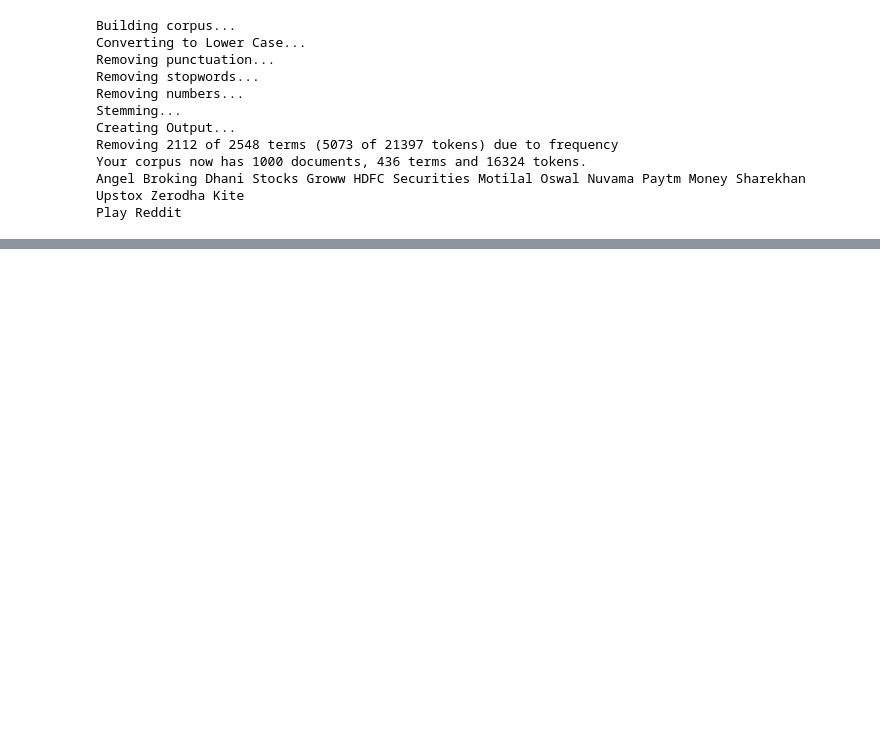
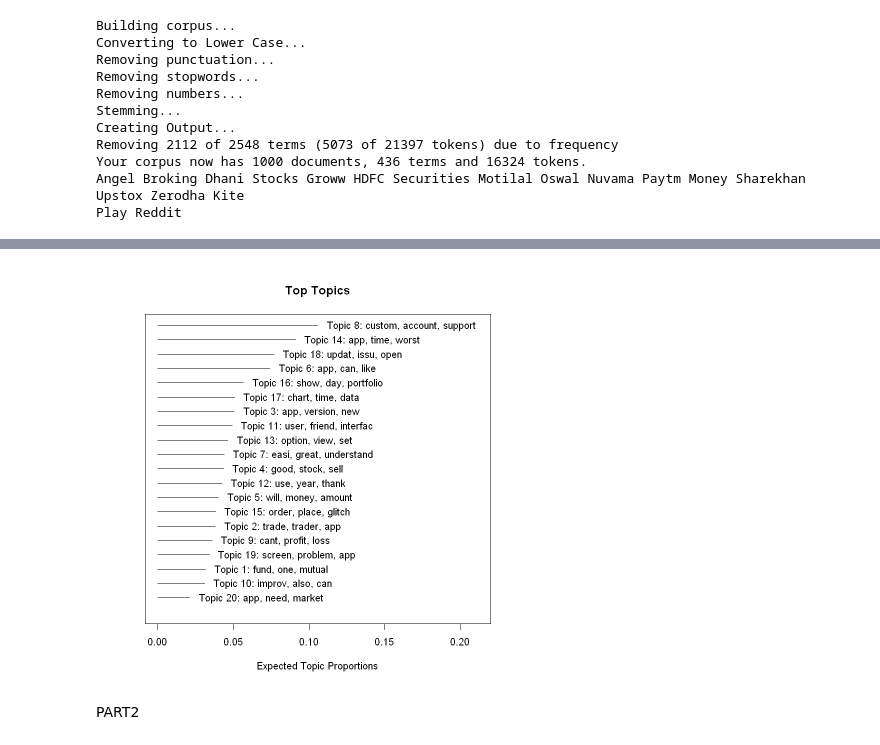
Before and after one commit to Joy2225/Trading-Platform-Review-Analysis, a Jupyter notebook: Test.ipynb, the cells around one changed output, grey strips where cells are left out. Cells and saved outputs as stored; diff of their text form; code cells hidden in the pictures; blank space fills up the shorter version.

Commit message:
part 2 somewhat

```diff
--- a/Test.ipynb
+++ b/Test.ipynb
@@ -383 +385,20 @@ Model Converged
 [figure]
+# %%
+# Run final topic model with 20 topics
+set.seed(836)
+system.time({
+    Third_STM <- stm(
+        documents = out$documents,
+        vocab = out$vocab,
+        K = 20,  # Set number of topics to 20
+        prevalence =~ `Trading app` + `Sentiment`,  # Update prevalence formula based on your schema
+        max.em.its = 75,  # Maximum EM iterations
+        data = out$meta,  # Metadata associated with the documents
+        init.type = "Spectral",  # Initialization method
+        verbose = FALSE  # Suppress verbose output
+    )
+})
+
+# Plot the final topic model
+plot(Third_STM)
+# %% [output]
@@ -383,0 +407,3 @@ Model Converged
+[figure, added]
+# %% [markdown]
+PART2
```
Also changed, not shown: parts of 16 cells of this notebook.
